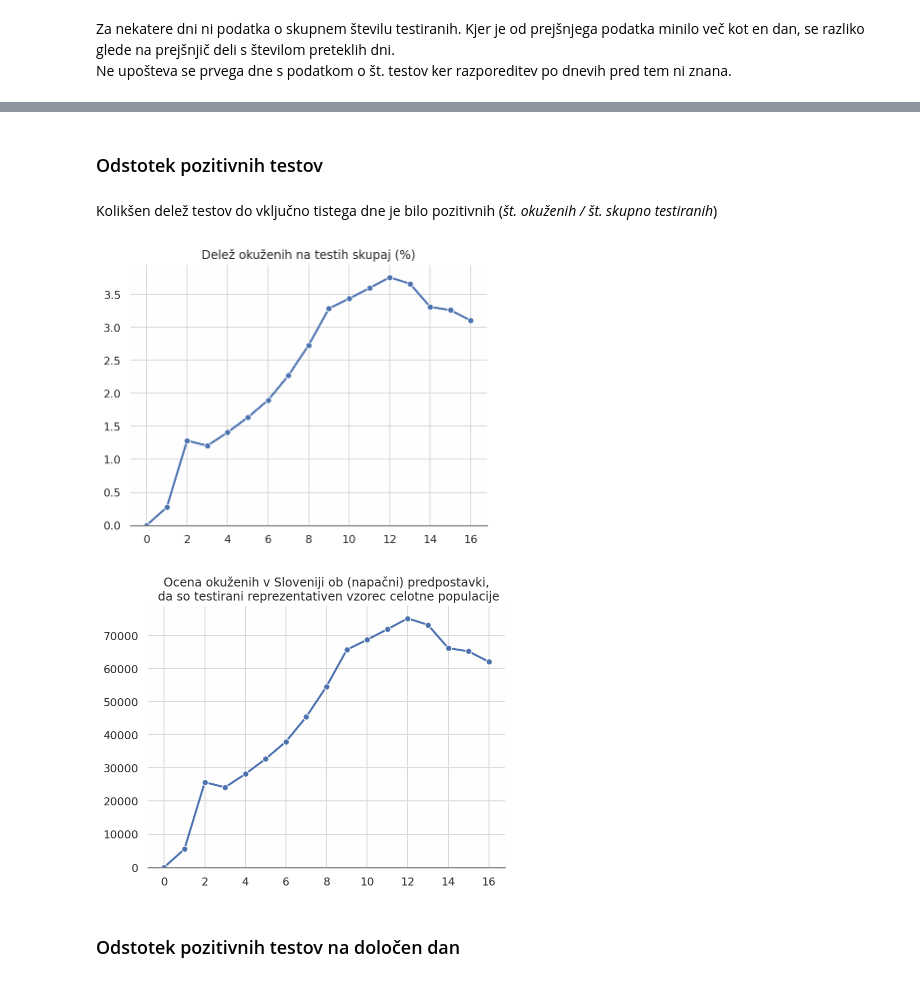
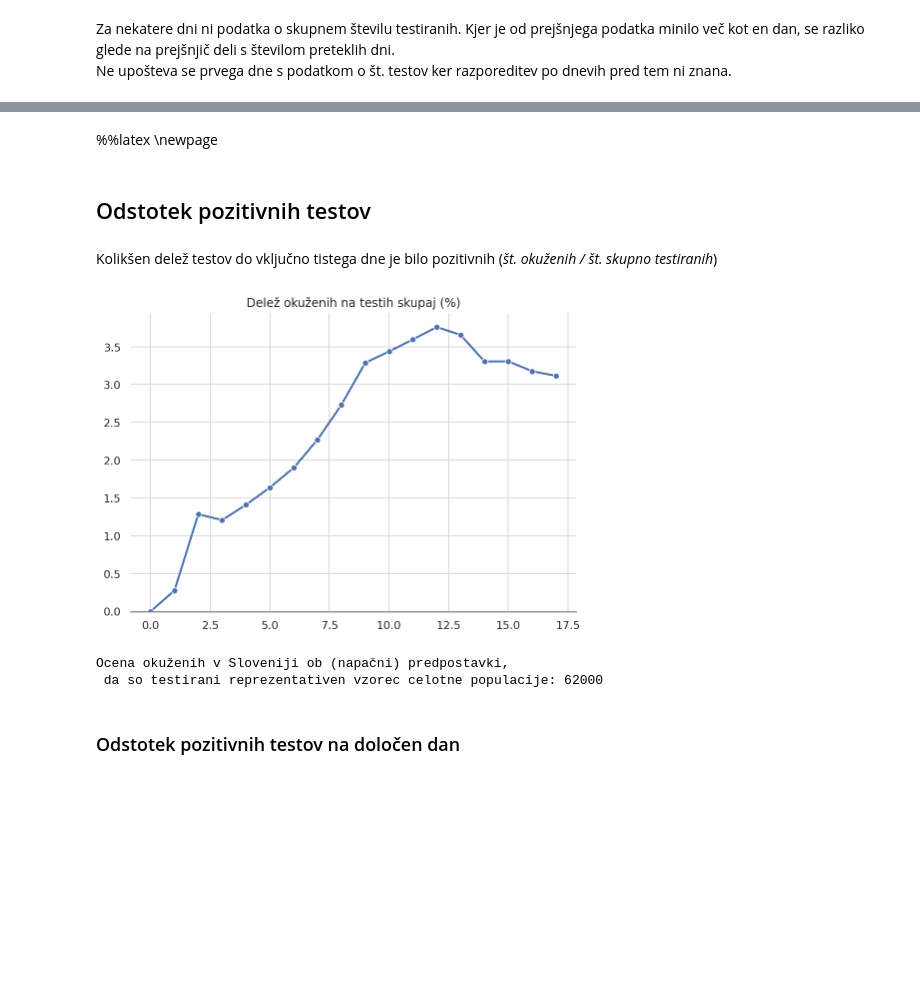
Before and after one commit to timkmecl/slo-covid-analysis, a Jupyter notebook: Korona.ipynb, the cells around one changed output, grey strips where cells are left out. Cells and saved outputs as stored; diff of their text form; code cells hidden in the pictures; blank space fills up the shorter version.

```diff
--- a/Korona.ipynb
+++ b/Korona.ipynb
@@ -28,0 +178,11 @@ palette = "Blues_d"
+# %%
+dni_odstotek = np.array([i for i in dni_test if i >= 0])
+
+# Odstotek pozitivnih skupaj in za posamezen dan
+odstotek_poz = np.array([0] + [okuzeni[i]/testirani_drug_z[i+4] for i in range(len(dni))])
+odstotek_poz_novi = np.array([0] + [novi[i]/novi_testi_drug_z[i+3] for i in range(len(dni))])
+
+# Testi na posameznega okuženega
+testi_na_okuzenega = np.array([testirani_drug_z[i+4]/okuzeni[i] for i in range(len(dni))])
+novi_testi_na_okuzenega = np.array([novi_testi_drug_z[i+3]/okuzeni[i] for i in range(len(dni))])
+novi_testi_na_novega = np.array([novi_testi_drug_z[i+3]/novi[i] for i in range(len(dni))])
@@ -470,30 +534,19 @@ plt.show()
+# %% [markdown]
+%%latex
+\newpage
 # %% [markdown]
-### Odstotek pozitivnih testov
+## Odstotek pozitivnih testov
 # %% [markdown]
 Kolikšen delež testov do vključno tistega dne je bilo pozitivnih (*št. okuženih / št. skupno testiranih*)
-# %%
-odstotek_poz = [0]
-dni_odstotek = [i for i in dni_test if i >= 0]
-for i, v in enumerate(dni_odstotek[1:]):
-    odstotek_poz.append(okuzeni[v-1]/testirani[i+4]) # v-1, ker je prvi dan 0
-
-odstotek_poz = np.array(odstotek_poz)
-dni_odstotek = np.array(dni_odstotek)
 # %%
-sns.lineplot(dni_odstotek, odstotek_poz*100)
-
-plt.title("Delež okuženih na testih skupaj (%)")
-plt.ylim(0)
-plt.show()
+plot_line(dni_odstotek, odstotek_poz*100, False, "Delež okuženih na testih skupaj (%)", size=(8, 5.5))
 # %% [output]
-[figure, old version]
+[figure, new version]
 # %%
-sns.lineplot(dni_odstotek, odstotek_poz*2_000_000)
-
-plt.title("Ocena okuženih v Sloveniji ob (napačni) predpostavki,\n da so testirani reprezentativen vzorec celotne populacije")
-plt.ylim(0)
-plt.show()
+print("Ocena okuženih v Sloveniji ob (napačni) predpostavki,\n da so testirani reprezentativen vzorec celotne populacije: "
+     + str(int(odstotek_poz[-1]*2_000)*1000))
 # %% [output]
-[figure, removed]
+Ocena okuženih v Sloveniji ob (napačni) predpostavki,
+ da so testirani reprezentativen vzorec celotne populacije: 62000
 # %% [markdown]
 ### Odstotek pozitivnih testov na določen dan
```
Also changed, not shown: parts of 122 cells of this notebook, 1 other file.
